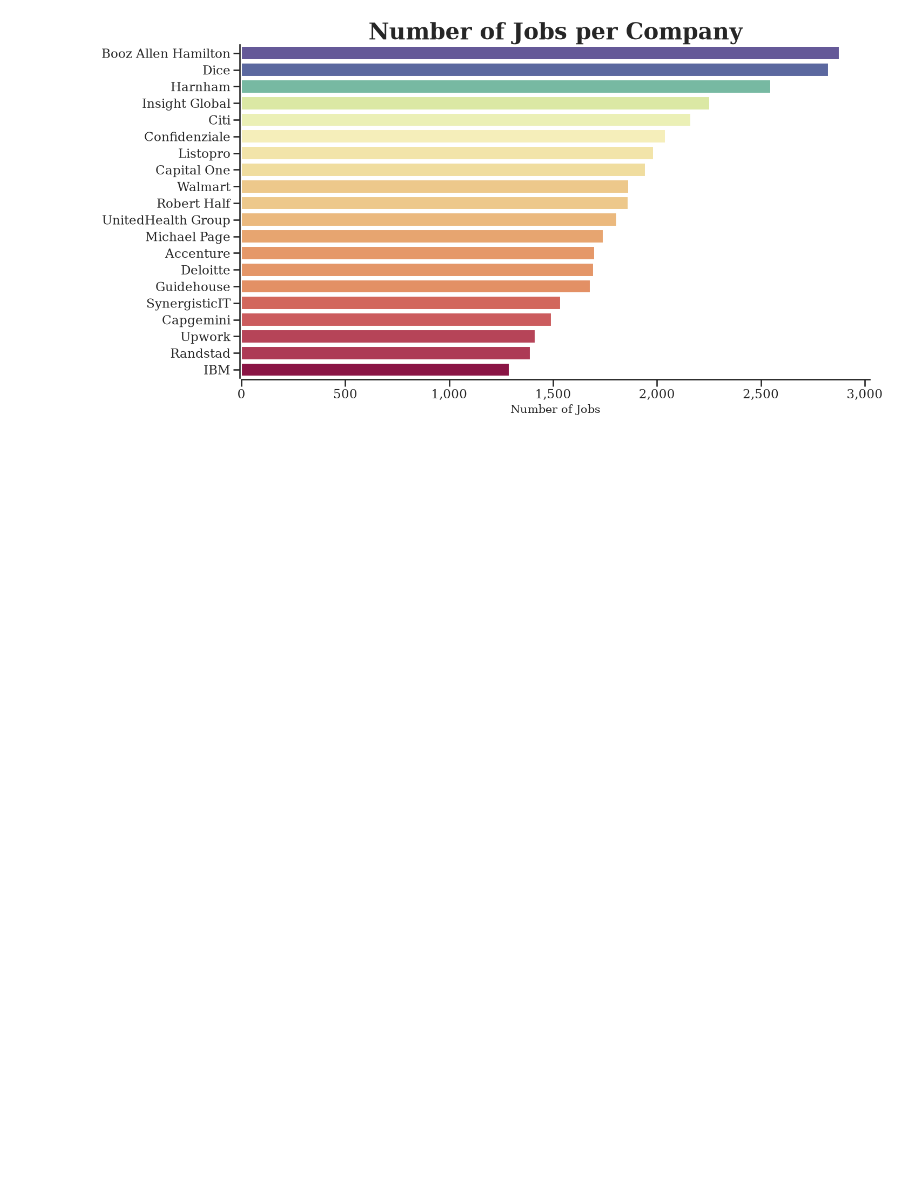
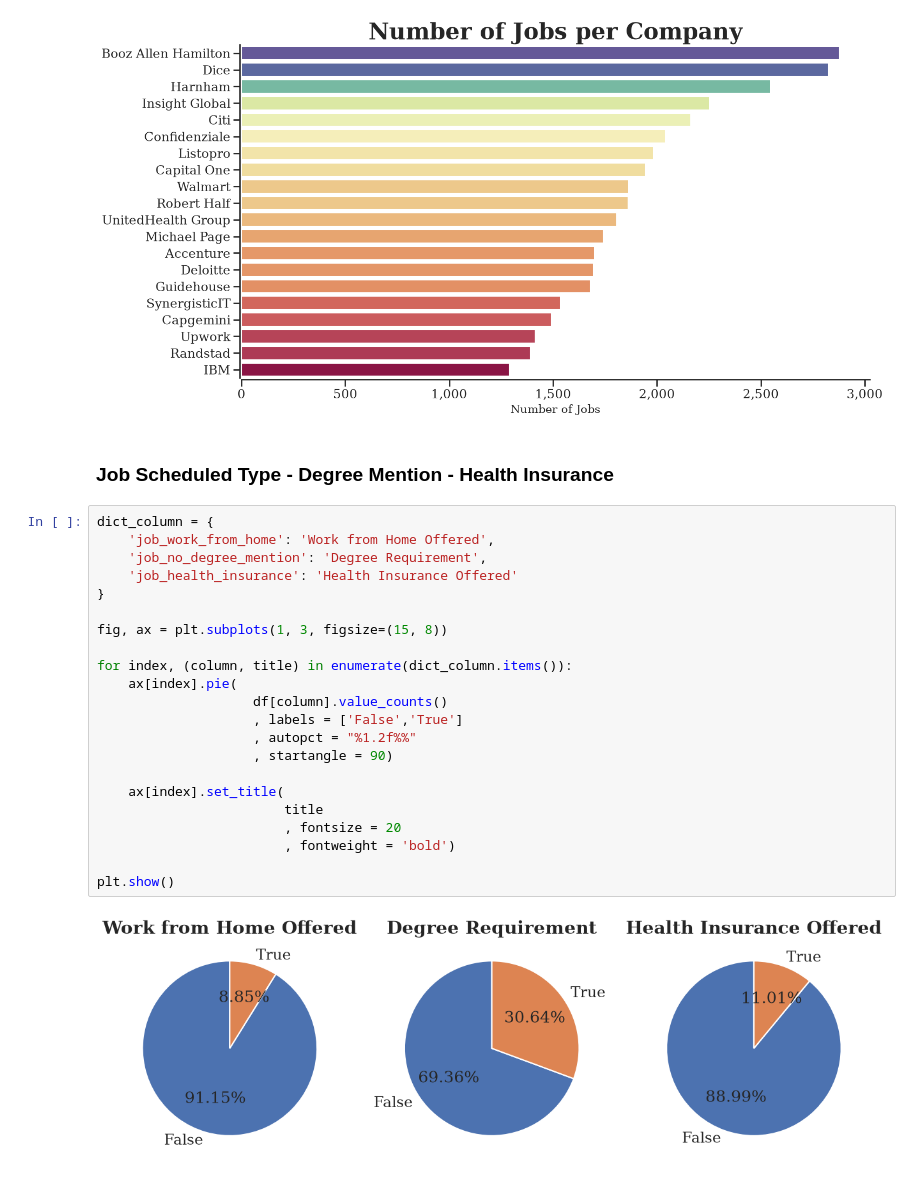
Before and after one commit to JohnnyQuant/Python_Data_Project, a Jupyter notebook: Project/1_EDA_Intro.ipynb, the cells around one changed output. Drawn from its saved outputs; the diff is of its cells as text; blank space fills up the shorter version.

```diff
--- a/Project/1_EDA_Intro.ipynb
+++ b/Project/1_EDA_Intro.ipynb
@@ -160,3 +160,29 @@ plt.gca().xaxis.set_major_formatter(plt.FuncFormatter(lambda x, _: f'{int(x):,}'
 plt.show()
 # %% [output]
 [figure]
+# %% [markdown]
+### Job Scheduled Type - Degree Mention - Health Insurance
+# %%
+dict_column = {
+    'job_work_from_home': 'Work from Home Offered',
+    'job_no_degree_mention': 'Degree Requirement',
+    'job_health_insurance': 'Health Insurance Offered'
+}
+
+fig, ax = plt.subplots(1, 3, figsize=(15, 8))
+
+for index, (column, title) in enumerate(dict_column.items()):
+    ax[index].pie(
+                    df[column].value_counts()
+                    , labels = ['False','True']
+                    , autopct = "%1.2f%%"
+                    , startangle = 90)
+
+    ax[index].set_title(
+                        title
+                        , fontsize = 20
+                        , fontweight = 'bold')
+
+plt.show()
+# %% [output]
+[figure, added]
```
